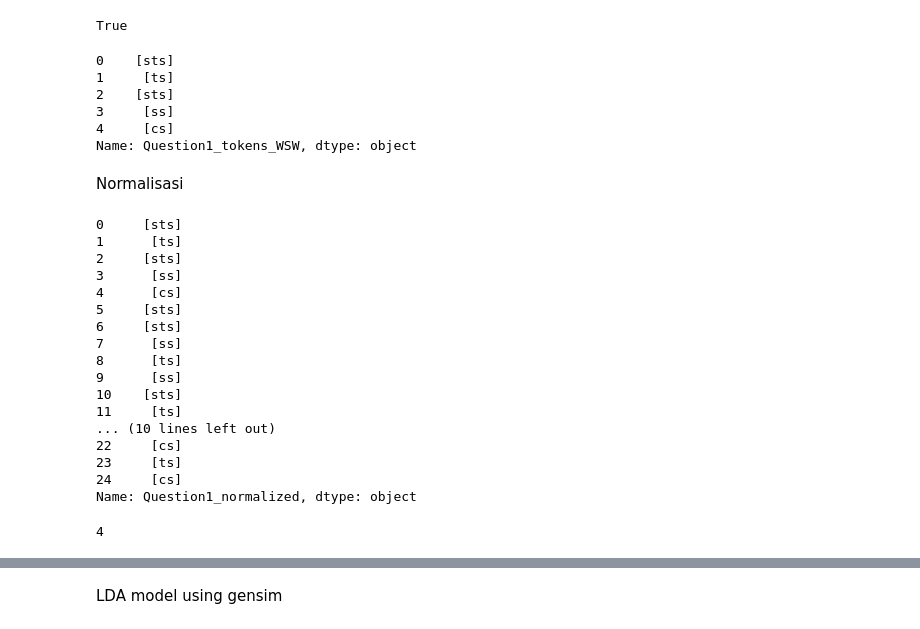
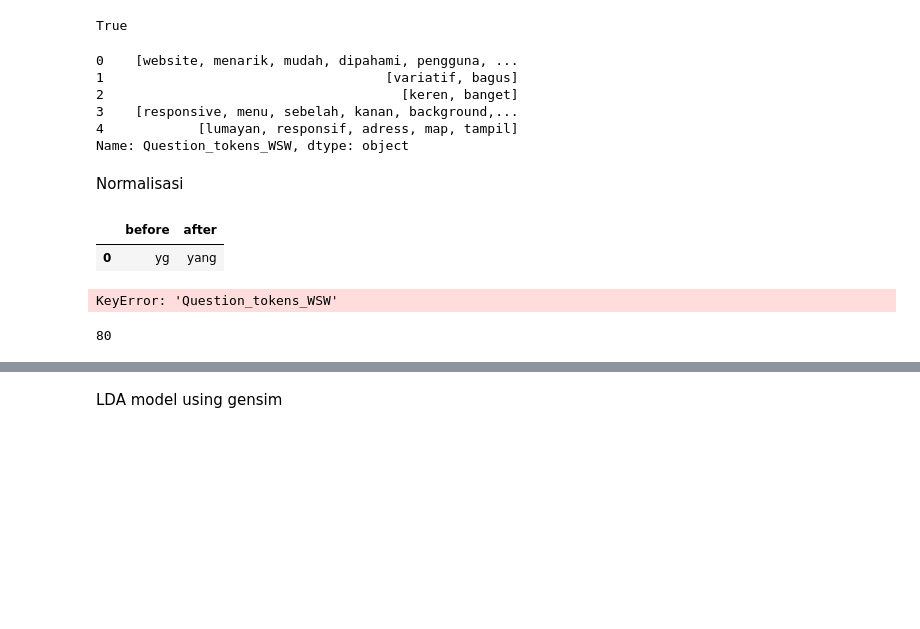
Before and after one commit to eunbiline98/lda_topModeling_testing, a Jupyter notebook: testing 3/lda_test/testing_lda.ipynb, the cells around one changed output, grey strips where cells are left out. Saved outputs shown, nothing was run; the diff lists cells and outputs as text; code cells hidden in the pictures; blank space fills up the shorter version.

```diff
--- a/testing 3/lda_test/testing_lda.ipynb
+++ b/testing 3/lda_test/testing_lda.ipynb
@@ -259,21 +274,28 @@ list_stopwords = set(list_stopwords)
 def stopwords_removal(words):
     return [word for word in words if word not in list_stopwords]
 
-dataSB['Question1_tokens_WSW'] = dataSB['Question1_tokens'].apply(stopwords_removal)
+dataSB['Question_tokens_WSW'] = dataSB['Question_tokens'].apply(stopwords_removal)
 
-print(dataSB['Question1_tokens_WSW'].head())
+print(dataSB['Question_tokens_WSW'].head())
 # %% [output]
-0    [sts]
-1     [ts]
-2    [sts]
-3     [ss]
-4     [cs]
-Name: Question1_tokens_WSW, dtype: object
+0    [website, menarik, mudah, dipahami, pengguna, ...
+1                                    [variatif, bagus]
+2                                      [keren, banget]
+3    [responsive, menu, sebelah, kanan, background,...
+4            [lumayan, responsif, adress, map, tampil]
+Name: Question_tokens_WSW, dtype: object
 # %% [markdown]
 Normalisasi
+# %%
+dataSB = pd.read_excel('/Users/thaar/Documents/work/Project Ariq/LDA/testing 3/lda_test/content/normalisasi.xlsx', engine='openpyxl', sheet_name="Sheet1") #lokasi file
+
+dataSB.head()
+# %% [output]
+|  | before | after |
+| 0 | yg | yang |
 # %%
 normalizad_word = pd.read_excel(
-    '/Users/thaar/Documents/work/Project Ariq/LDA/testing 3/lda_test/content/dataBerita.xlsx', engine='openpyxl')  # lokasi file
+    '/Users/thaar/Documents/work/Project Ariq/LDA/testing 3/lda_test/content/normalisasi.xlsx', engine='openpyxl')  # lokasi file
 
 normalizad_word_dict = {}
 
@@ -286,28 +308,12 @@ def normalized_term(document):
     return [normalizad_word_dict[term] if term in normalizad_word_dict else term for term in document]
 
 
-dataSB['Question1_normalized'] = dataSB['Question1_tokens_WSW'].apply(
+dataSB['Question_normalized'] = dataSB['Question_tokens_WSW'].apply(
     normalized_term)
 
-dataSB['Question1_normalized'].head(25)
+dataSB['Question_normalized'].head(25)
 # %% [output]
-0     [sts]
-1      [ts]
-2     [sts]
-3      [ss]
-4      [cs]
-5     [sts]
-6     [sts]
-7      [ss]
-8      [ts]
-9      [ss]
-10    [sts]
-11     [ts]
-... (10 lines left out)
-22     [cs]
-23     [ts]
-24     [cs]
-Name: Question1_normalized, dtype: object
+KeyError: 'Question_tokens_WSW'
 # %%
 # import Sastrawi package
 from Sastrawi.Stemmer.StemmerFactory import StemmerFactory
@@ -323,14 +329,14 @@ def stemmed_wrapper(term):
 
 term_dict = {}
 
-for document in dataSB['Question1_normalized']:
+for document in dataSB['Question_normalized']:
     for term in document:
         if term not in term_dict:
             term_dict[term] = ' '
 
 print(len(term_dict))
 # %% [output]
-4
+80
 # %%
 for term in term_dict:
     term_dict[term] = stemmed_wrapper(term)
```
Also changed, not shown: parts of 18 cells of this notebook, 2 other files.
